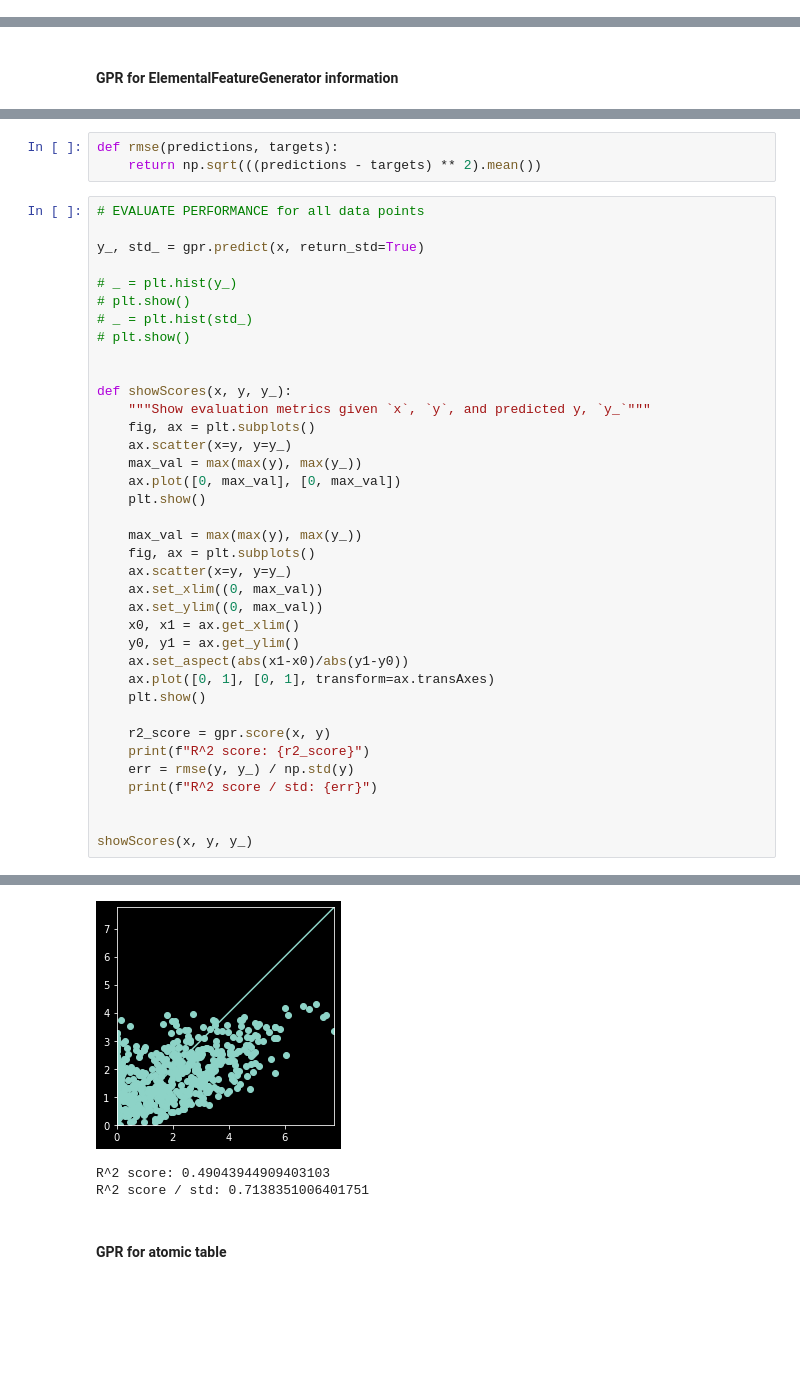
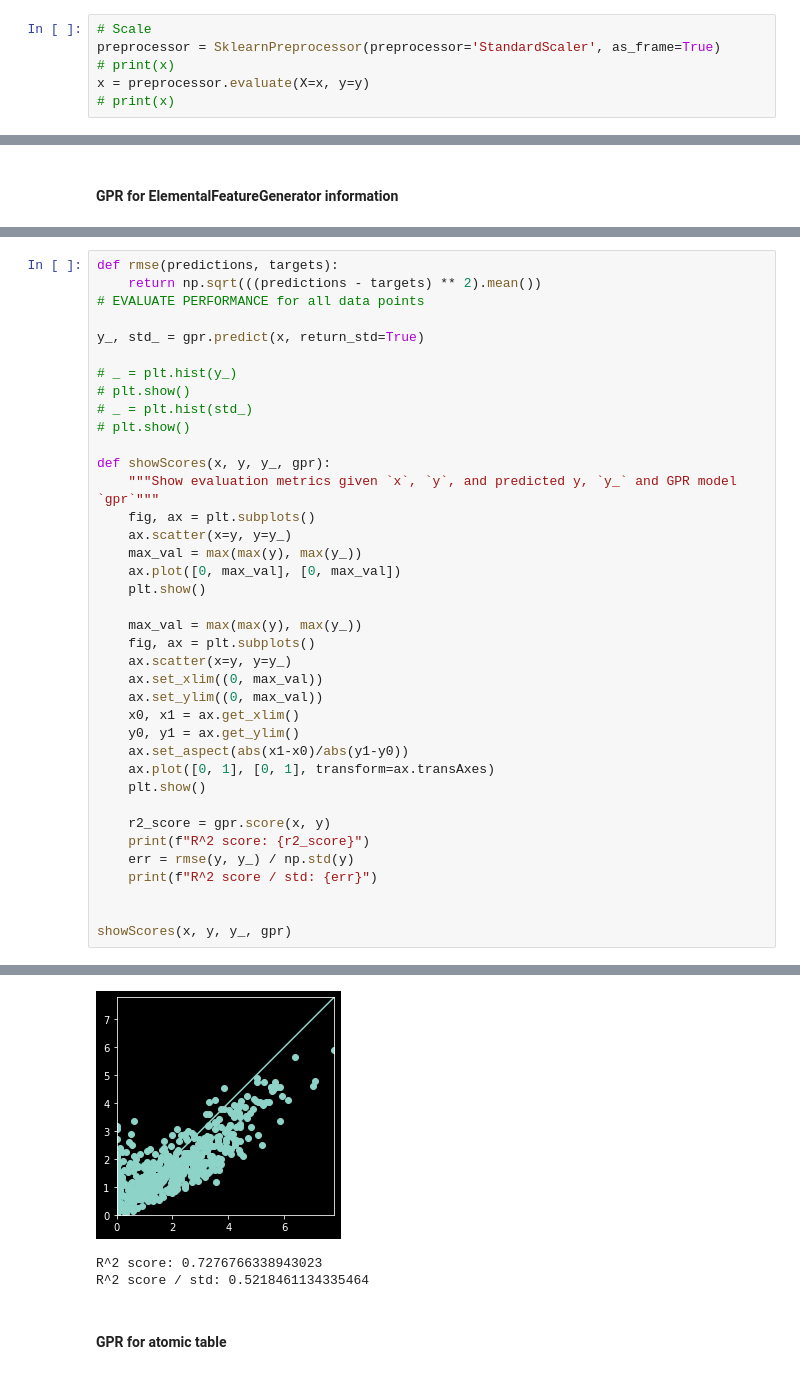
Before and after one commit to uw-cmg/MAST-ML, a Jupyter notebook: Pickle.ipynb, the cells around one changed output, grey strips where cells are left out. Drawn from its saved outputs; the diff is of its cells as text; blank space fills up the shorter version.

```diff
--- a/Pickle.ipynb
+++ b/Pickle.ipynb
@@ -57,6 +58,12 @@ x = feat_x
 y = subset_y
 # %% [output]
 Dropping 5/440 generated columns due to missing values
+# %%
+# Scale
+preprocessor = SklearnPreprocessor(preprocessor='StandardScaler', as_frame=True)
+# print(x)
+x = preprocessor.evaluate(X=x, y=y)
+# print(x)
 # %%
 # check that the y is reasonable
 plt.hist(y)
@@ -103,8 +105,7 @@ Time for GPR fitting: 53.376
 Done
-# %%
-def rmse(predictions, targets):
-    return np.sqrt(((predictions - targets) ** 2).mean())
 # %%
+def rmse(predictions, targets):
+    return np.sqrt(((predictions - targets) ** 2).mean())
 # EVALUATE PERFORMANCE for all data points
 
 y_, std_ = gpr.predict(x, return_std=True)
@@ -114,9 +115,8 @@ y_, std_ = gpr.predict(x, return_std=True)
 # _ = plt.hist(std_)
 # plt.show()
 
-
-def showScores(x, y, y_):
-    """Show evaluation metrics given `x`, `y`, and predicted y, `y_`"""
+def showScores(x, y, y_, gpr):
+    """Show evaluation metrics given `x`, `y`, and predicted y, `y_` and GPR model `gpr`"""
     fig, ax = plt.subplots()
     ax.scatter(x=y, y=y_)
     max_val = max(max(y), max(y_))
@@ -140,5 +140,5 @@ def showScores(x, y, y_):
     print(f"R^2 score / std: {err}")
 
 
-showScores(x, y, y_)
+showScores(x, y, y_, gpr)
 # %% [output]
@@ -146,6 +146,6 @@ showScores(x, y, y_)
-[figure, old version]
+[figure, new version]
-R^2 score: 0.49043944909403103
-R^2 score / std: 0.7138351006401751
+R^2 score: 0.7276766338943023
+R^2 score / std: 0.5218461134335464
 # %% [markdown]
 #### GPR for atomic table
 # %%
```
Also changed, not shown: parts of 7 cells of this notebook.
